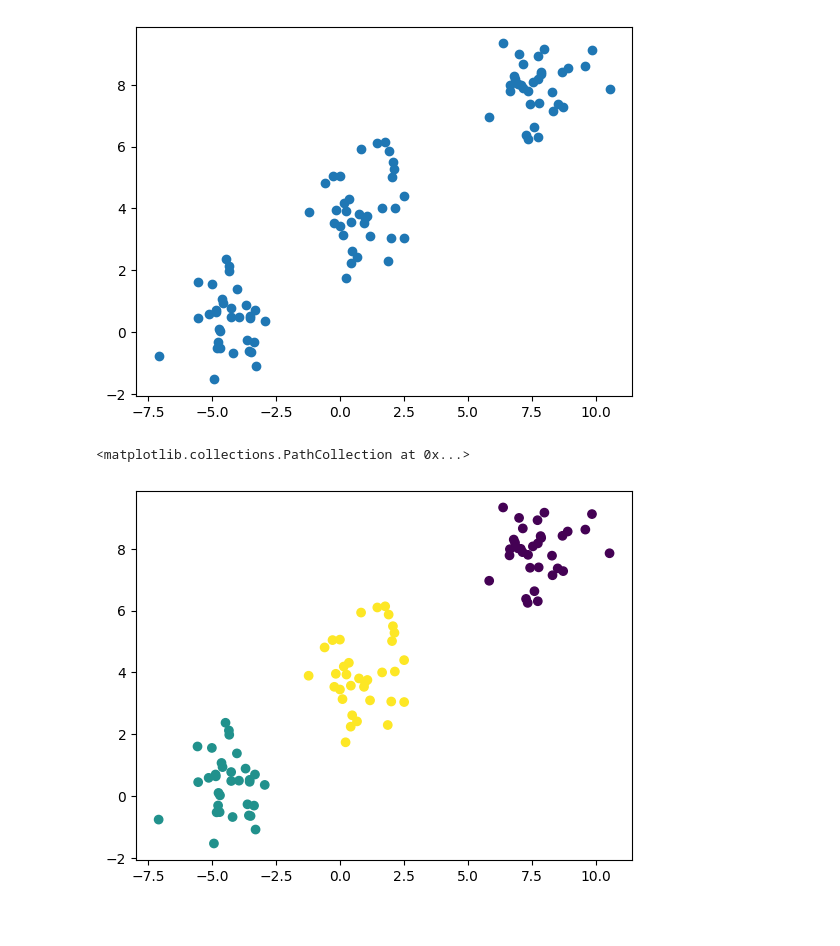
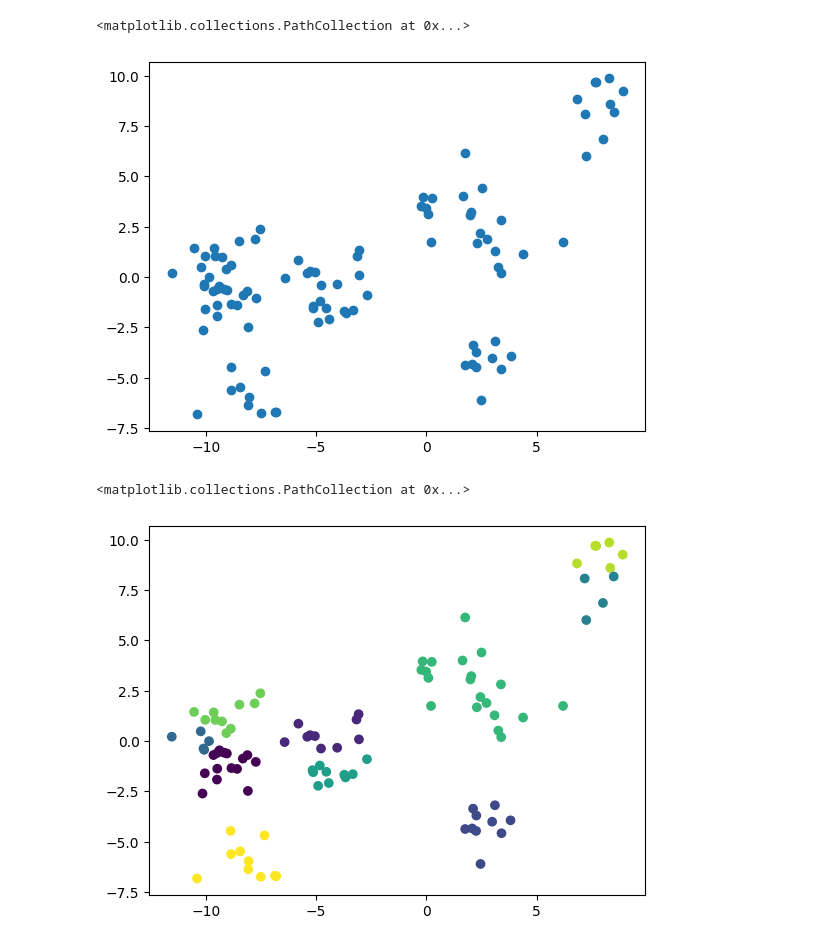
Before and after one commit to frankRenlf/pattern_recognition, a Jupyter notebook: ml/k-means.ipynb, the cells around one changed output. Saved outputs shown, nothing was run; the diff lists cells and outputs as text; code cells hidden in the pictures.

```diff
--- a/ml/k-means.ipynb
+++ b/ml/k-means.ipynb
@@ -23,7 +23,7 @@ def randomCent(dataSet, k):
     return centroids
 
 
-class KMeans():
+class KMeans:
 
     def __init__(self):
         self.dataSet = None
@@ -59,16 +59,16 @@ class KMeans():
                 centroids[j, :] = np.mean(pointsInCluster, axis=0)  # 对矩阵的行求均值
         return centroids, clusterAssment
 # %%
-X, y = datasets.make_blobs(n_samples=100, centers=3, random_state=3)
+X, y = datasets.make_blobs(n_samples=100, centers=10, random_state=3)
 plt.scatter(X[:, 0], X[:, 1])
-
-model = KMeans()
-center, clusterAssment = model.fit(X, k=3)
 # %% [output]
+<matplotlib.collections.PathCollection at 0x...>
-[figure, old version]
+[figure, new version]
 # %%
+model = KMeans()
+center, clusterAssment = model.fit(X, k=10)
 y_pred = np.squeeze(np.array(clusterAssment[:, 0]))
 plt.scatter(X[:, 0], X[:, 1], c=y_pred)
 # %% [output]
 <matplotlib.collections.PathCollection at 0x...>
-[figure, old version]
+[figure, new version]
```
